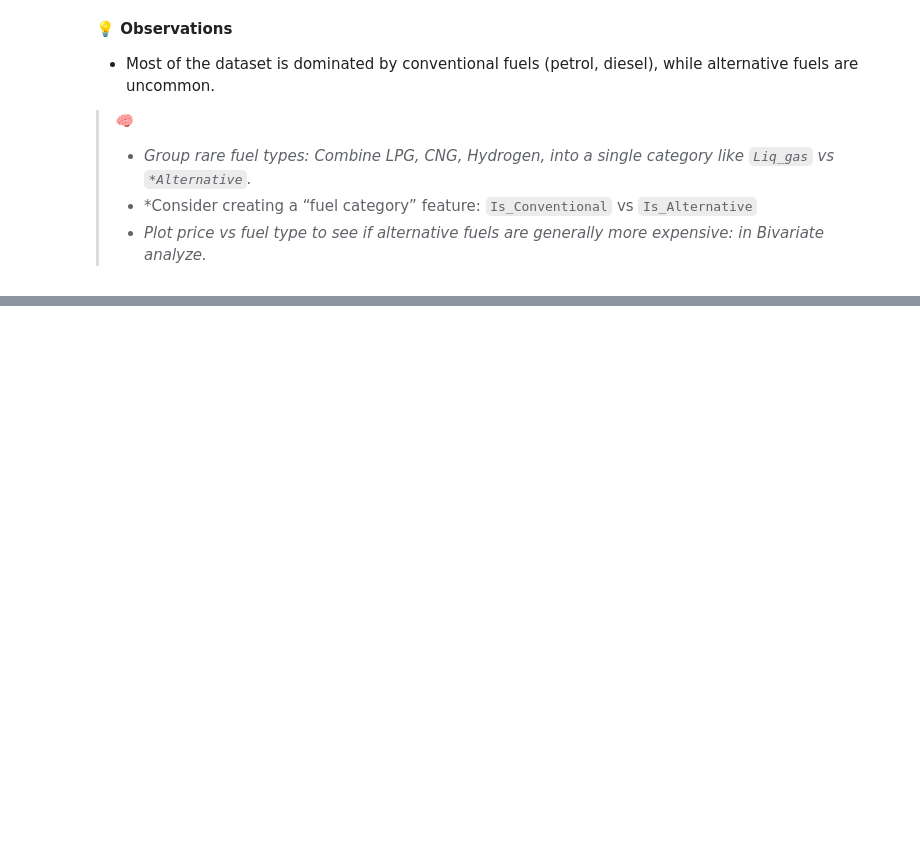
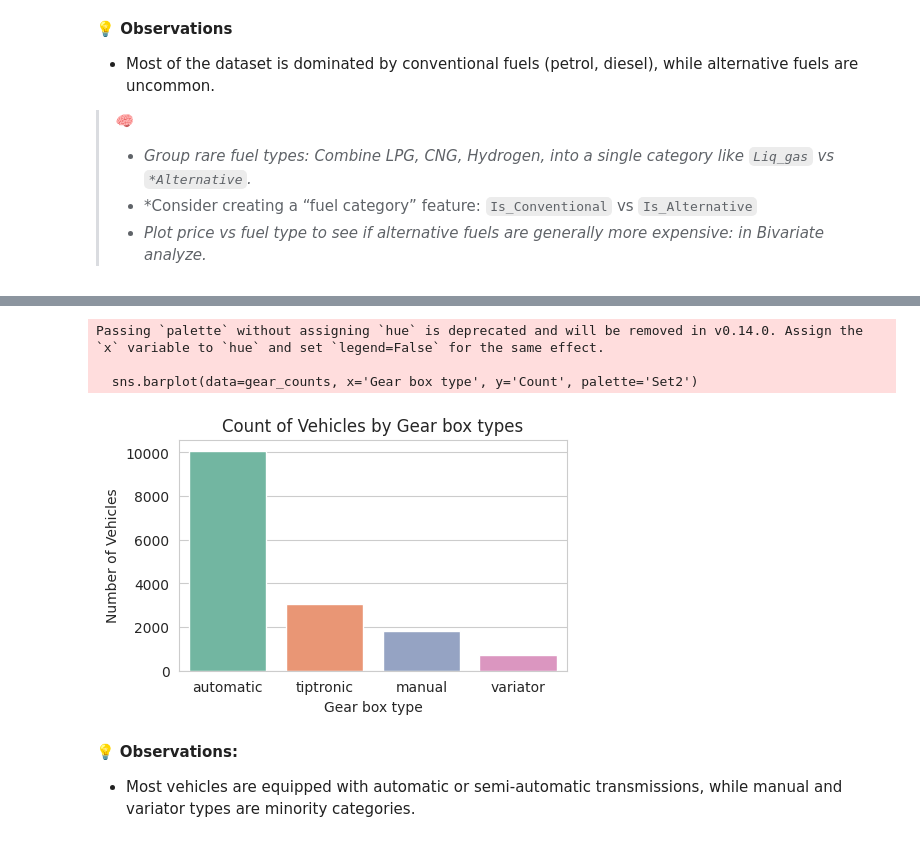
Before and after one commit to Mithula-cbw/Car-Price-Prediction, a Jupyter notebook: notebooks/Group_11_02_Preprocessing_and_Feature_Engineering.ipynb, the cells around one changed output, grey strips where cells are left out. Drawn from its saved outputs; the diff is of its cells as text; code cells hidden in the pictures; blank space fills up the shorter version.

Commit message:
analyze gear_box_type

```diff
--- a/notebooks/Group_11_02_Preprocessing_and_Feature_Engineering.ipynb
+++ b/notebooks/Group_11_02_Preprocessing_and_Feature_Engineering.ipynb
@@ -1074,0 +1093,13 @@ Passing `palette` without assigning `hue` is deprecated and will be removed in v
+# %%
+# Count Gear box types
+gear_counts = df['gear_box_type'].value_counts().reset_index()
+gear_counts.columns = ['Gear box type', 'Count']
+
+# Calculate proportion
+gear_counts['Proportion (%)'] = (gear_counts['Count'] / len(df) * 100).round(2)
+
+# Print title
+print("🔹 Distribution of Gear box types\n")
+
+# Print minimal table with percentages
+print(tabulate(gear_counts, headers='keys', tablefmt='plain', showindex=False))
@@ -1074,0 +1114,15 @@ Passing `palette` without assigning `hue` is deprecated and will be removed in v
+# %%
+plt.figure(figsize=(5,3))
+sns.barplot(data=gear_counts, x='Gear box type', y='Count', palette='Set2')
+plt.title("Count of Vehicles by Gear box types")
+plt.xlabel("Gear box type")
+plt.ylabel("Number of Vehicles")
+plt.show()
+# %% [output]
+Passing `palette` without assigning `hue` is deprecated and will be removed in v0.14.0. Assign the `x` variable to `hue` and set `legend=False` for the same effect.
+
+  sns.barplot(data=gear_counts, x='Gear box type', y='Count', palette='Set2')
+[figure, added]
+# %% [markdown]
+💡 **Observations:**
+- Most vehicles are equipped with automatic or semi-automatic transmissions, while manual and variator types are minority categories.
```
Also changed, not shown: parts of 6 cells of this notebook.
